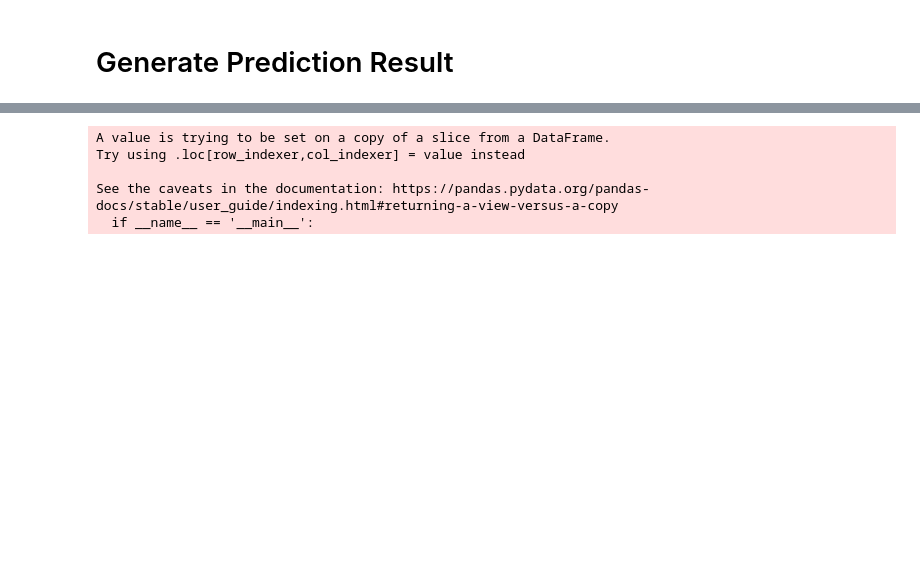
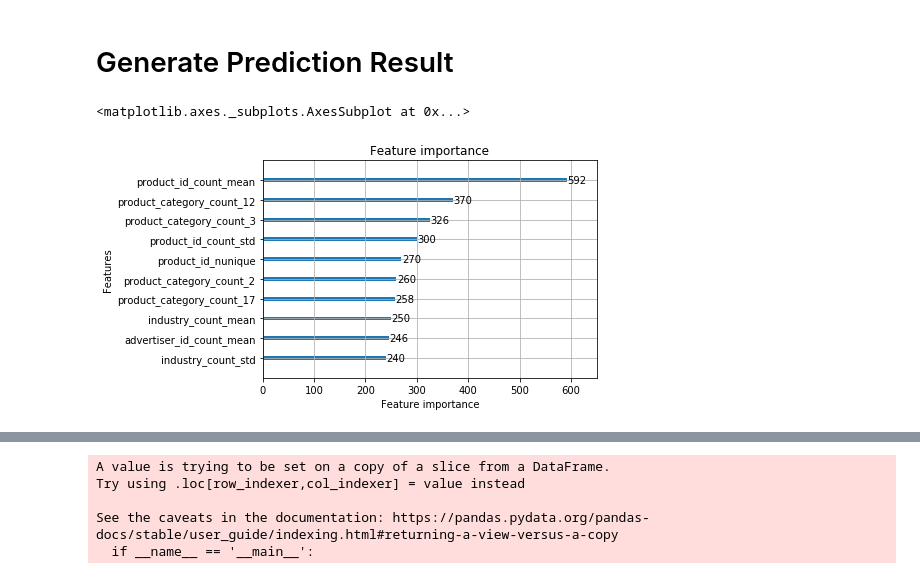
Before and after one commit to etveritas/taac20, a Jupyter notebook: assists.ipynb, the cells around one changed output, grey strips where cells are left out. Drawn from its saved outputs; the diff is of its cells as text; code cells hidden in the pictures; blank space fills up the shorter version.

```diff
--- a/assists.ipynb
+++ b/assists.ipynb
@@ -370,7 +386,7 @@ params_age = {
     "objective": "multiclass",
     "num_class": 10,
     "metric": "multi_error",
-    "learning_rate": 0.1,
+    "learning_rate": 0.2,
 }
 # %%
 model_lgb_multi_age = lgb.train(params_age, lgbds_train_tr_age, num_boost_round=1000, valid_sets=[lgbds_train_val_age], verbose_eval=50, early_stopping_rounds=100)
@@ -464,0 +457,5 @@ model_lgb_multi_gender = lgb.Booster(model_file=f"{UMDIR}/lgb_multi_gender_20200
+# %%
+lgb.plot_importance(model_lgb_multi_gender, max_num_features=10)
+# %% [output]
+<matplotlib.axes._subplots.AxesSubplot at 0x...>
+[figure, added]
```
Also changed, not shown: parts of 30 cells of this notebook, 1 other file.
